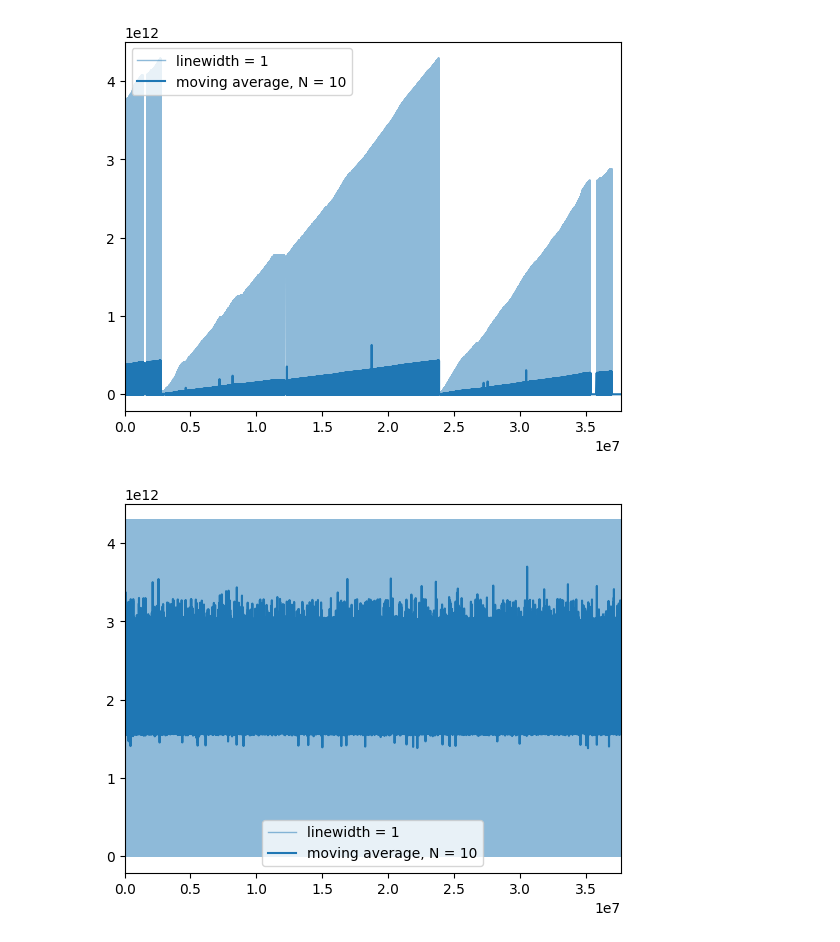
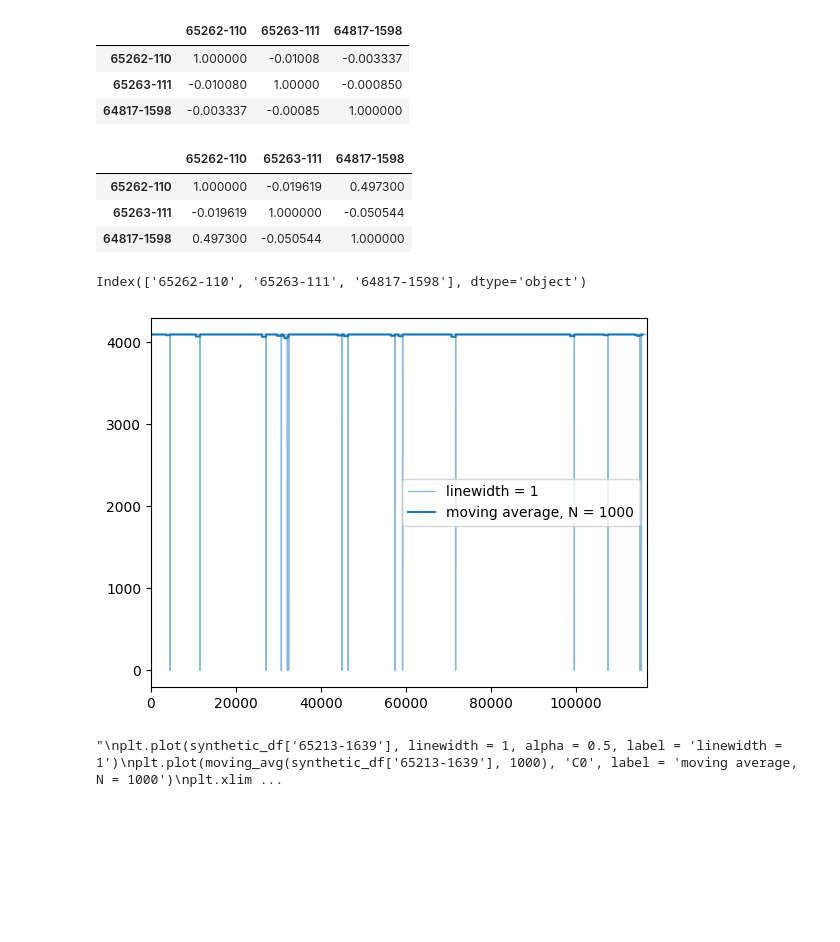
Before and after one commit to gautamvira/Predictive-Maintenance, a Jupyter notebook: synthetic_data_generation.ipynb, the cells around one changed output. Drawn from its saved outputs; the diff is of its cells as text; code cells hidden in the pictures; blank space fills up the shorter version.

```diff
--- a/synthetic_data_generation.ipynb
+++ b/synthetic_data_generation.ipynb
@@ -6,6 +7,8 @@ from gretel_synthetics.timeseries_dgan.dgan import DGAN
 from gretel_synthetics.timeseries_dgan.config import DGANConfig, OutputType, Normalization
 # %%
 df1 = pd.read_csv('cooling_system.csv')
+# %%
+df1.drop(['Unnamed: 0', '65213-1639'], axis=1, inplace=True)
 # %%
 df1.shape
 # %% [output]
@@ -32,7 +18,0 @@ df.sort_index(inplace=True)
-# %%
-'''
-for i, rows in df1.iterrows:
-    x = rand.random()
-    if(x <= 0.1):
-        df.append(rows)
-'''
@@ -109,25 +149,42 @@ import matplotlib.pyplot as plt
+# %%
+df1.corr()
+# %% [output]
+|  | 65262-110 | 65263-111 | 64817-1598 |
+| 65262-110 | 1.000000 | -0.01008 | -0.003337 |
+| 65263-111 | -0.010080 | 1.00000 | -0.000850 |
+| 64817-1598 | -0.003337 | -0.00085 | 1.000000 |
+# %%
+sdf.corr()
+# %% [output]
+|  | 65262-110 | 65263-111 | 64817-1598 |
+| 65262-110 | 1.000000 | -0.019619 | 0.497300 |
+| 65263-111 | -0.019619 | 1.000000 | -0.050544 |
+| 64817-1598 | 0.497300 | -0.050544 | 1.000000 |
+# %%
+sdf.columns
+# %% [output]
+Index(['65262-110', '65263-111', '64817-1598'], dtype='object')
 # %%
 def moving_avg(x, N=30):
     return np.convolve(x, np.ones((N,))/N, mode='valid')
 # %%
-'''
-plt.plot(df1['decodedValue'], linewidth = 1, alpha = 0.5, label = 'linewidth = 1')
-plt.plot(moving_avg(df1['decodedValue'], 10), 'C0', label = 'moving average, N = 10')
-plt.xlim(0,len(df1['decodedValue']))
+
+plt.plot(df1['64817-1598'], linewidth = 1, alpha = 0.5, label = 'linewidth = 1')
+plt.plot(moving_avg(df1['64817-1598'], 1000), 'C0', label = 'moving average, N = 1000')
+plt.xlim(0,len(df1['64817-1598']))
 plt.legend()
 plt.show()
-'''
 # %% [output]
-[figure, old version]
+[figure, new version]
 # %%
 '''
-plt.plot(synthetic_df['decodedValue'], linewidth = 1, alpha = 0.5, label = 'linewidth = 1')
-plt.plot(moving_avg(synthetic_df['decodedValue'], 10), 'C0', label = 'moving average, N = 10')
-plt.xlim(0,len(synthetic_df['decodedValue']))
+plt.plot(synthetic_df['65213-1639'], linewidth = 1, alpha = 0.5, label = 'linewidth = 1')
+plt.plot(moving_avg(synthetic_df['65213-1639'], 1000), 'C0', label = 'moving average, N = 1000')
+plt.xlim(0,len(synthetic_df['65213-1639']))
 plt.legend()
 
 plt.show()
 '''
 # %% [output]
-[figure, removed]
+"\nplt.plot(synthetic_df['65213-1639'], linewidth = 1, alpha = 0.5, label = 'linewidth = 1')\nplt.plot(moving_avg(synthetic_df['65213-1639'], 1000), 'C0', label = 'moving average, N = 1000')\nplt.xlim ...
 # %%
```
Also changed, not shown: parts of 16 cells of this notebook, 2 other files.
